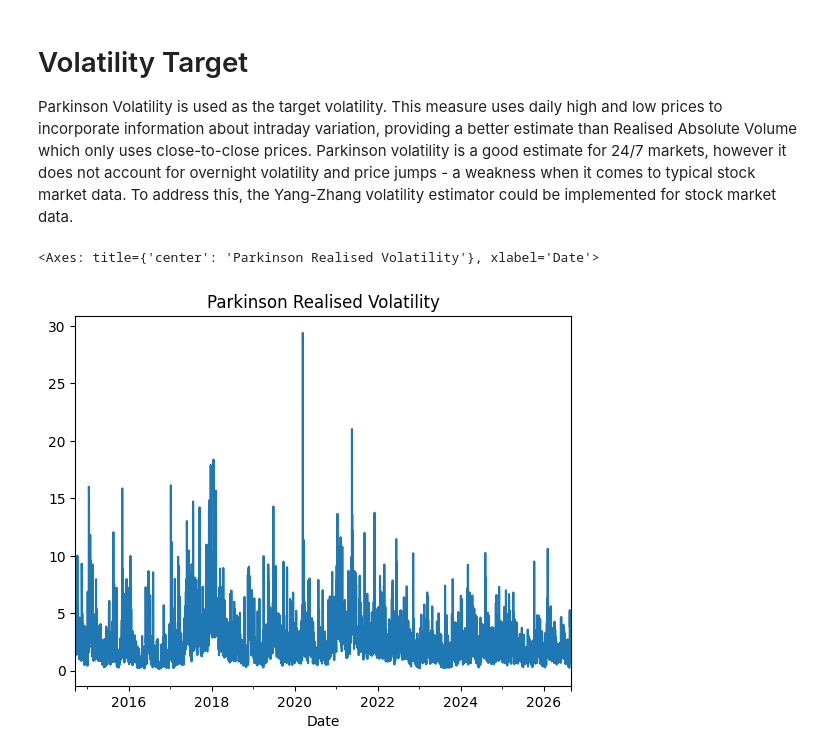
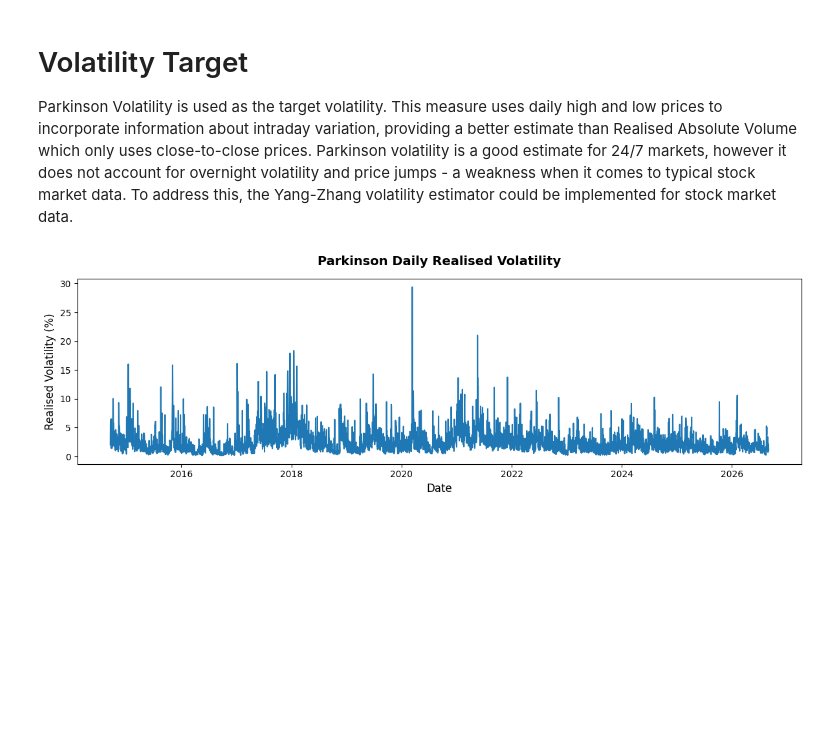
Before and after one commit to joshyspittle/Machine-Learning-Volatility, a Jupyter notebook: volatility_forecast.ipynb, the cells around one changed output. Saved outputs shown, nothing was run; the diff lists cells and outputs as text; code cells hidden in the pictures; blank space fills up the shorter version.

```diff
--- a/volatility_forecast.ipynb
+++ b/volatility_forecast.ipynb
@@ -49,7 +50,13 @@ Parkinson Volatility is used as the target volatility. This measure uses daily h
 # %%
 realised_vol = volatility.parkinson_vol(asset_ohlcv)
 
-realised_vol.plot(title="Parkinson Realised Volatility")
+
+plt.figure(figsize=(12, 4))
+plt.plot(realised_vol)
+plt.title('Parkinson Daily Realised Volatility', fontsize=14, fontweight='bold', pad=15)
+plt.xlabel('Date', fontsize=12)
+plt.ylabel('Realised Volatility (%)', fontsize=12)
+plt.tight_layout()
+plt.show()
 # %% [output]
-<Axes: title={'center': 'Parkinson Realised Volatility'}, xlabel='Date'>
-[figure, old version]
+[figure, new version]
```
Also changed, not shown: parts of 1 cell of this notebook, 1 other file.
